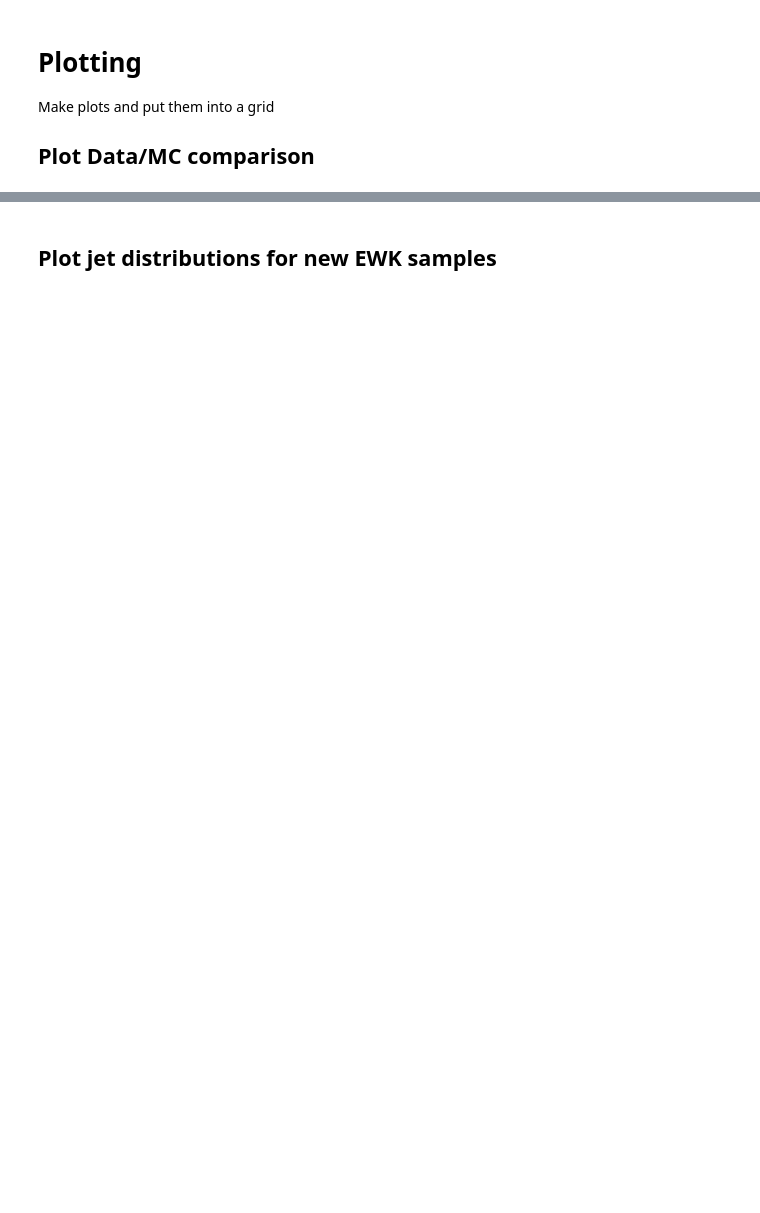
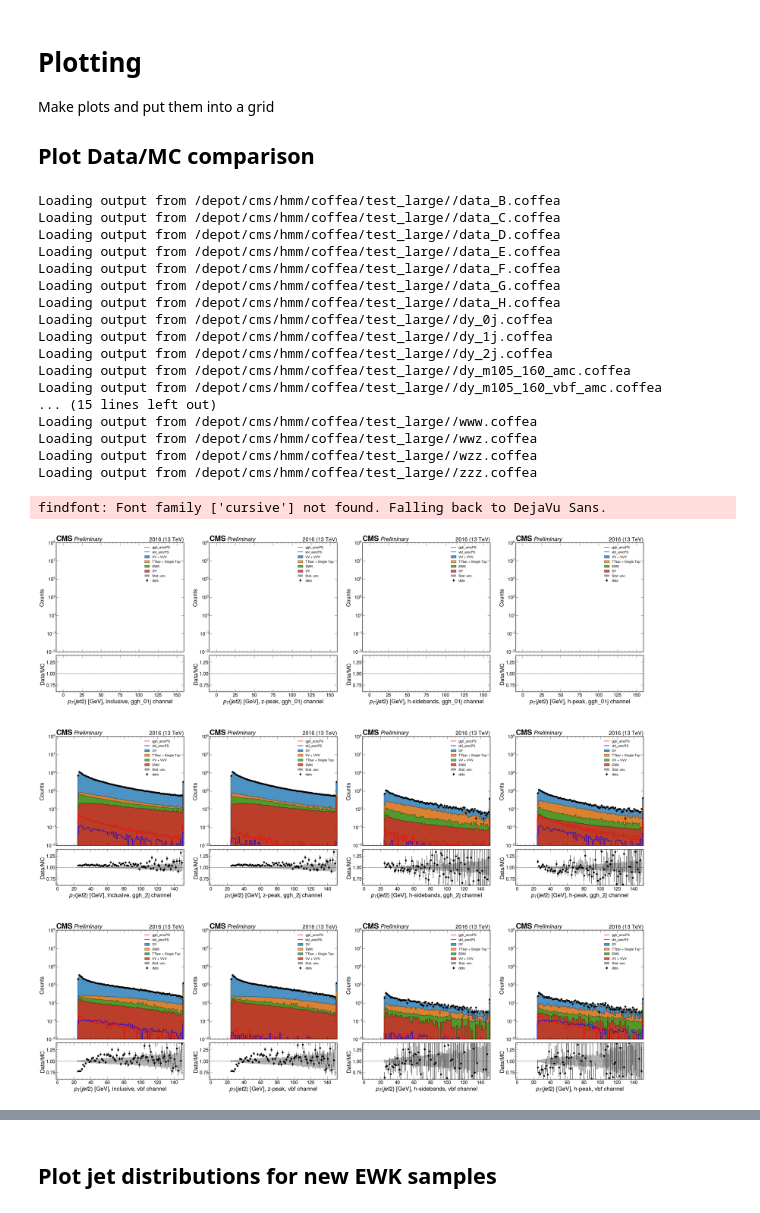
Before and after one commit to Run3HmmAnalysis/copperhead, a Jupyter notebook: analyzer.ipynb, the cells around one changed output, grey strips where cells are left out. Drawn from its saved outputs; the diff is of its cells as text; code cells hidden in the pictures; blank space fills up the shorter version.

```diff
--- a/analyzer.ipynb
+++ b/analyzer.ipynb
@@ -162,6 +197,77 @@ Make plots and put them into a grid
 
 Plot Data/MC comparison
 ---
+# %%
+%matplotlib inline
+from python.plotting import Plotter
+from python.dimuon_processor import DimuonProcessor
+
+vars_to_plot = []
+
+# vars_to_plot += ['dimuon_mass', 'dimuon_pt']
+# vars_to_plot += ['dimuon_mass_res', 'dimuon_mass_res_rel']
+# vars_to_plot += ['dimuon_eta', 'dimuon_phi']
+# vars_to_plot += ['dimuon_dEta', 'dimuon_dPhi', 'dimuon_dR']
+# vars_to_plot += ['mu1_pt', 'mu1_pt_over_mass', 'mu1_eta', 'mu1_phi']
+# vars_to_plot += ['mu2_pt', 'mu2_pt_over_mass', 'mu2_eta', 'mu2_phi']
+# vars_to_plot += ['jet1_pt', 'jet1_eta', 'jet1_phi', 'jet1_qgl']
+vars_to_plot += ['jet2_pt']#, 'jet2_eta', 'jet2_phi', 'jet2_qgl']
+# vars_to_plot += ['deta_mumuj1', 'dphi_mumuj1']
+# vars_to_plot += ['deta_mumuj2', 'dphi_mumuj2']
+# vars_to_plot += ['jj_mass']
+# vars_to_plot += ['jj_pt', 'jj_eta', 'jj_phi']
+# vars_to_plot += ['jj_dEta', 'jj_dPhi']
+# vars_to_plot += ['njets', 'npv', 'met']
+# vars_to_plot += ['dnn_score']
+
+all_plots_2016_pars = {
+    'processor': DimuonProcessor(),
+    'path': '/depot/cms/hmm/coffea/test_large/',
+    'prefix': '',
+    'samples': [
+        'data_B','data_C','data_D','data_E','data_F','data_G','data_H',
+        'dy_0j', 'dy_1j', 'dy_2j',
+        'dy_m105_160_amc',
+        'dy_m105_160_vbf_amc',
+        'ewk_lljj_mll50_mjj120',
+        'ewk_lljj_mll105_160_ptj0',
+        'ttjets_dl',
+        'ggh_amcPS', 'vbf_amcPS',
+        'ttjets_sl', 'ttz', 'ttw',
+        'st_tw_top','st_tw_antitop',
+        'ww_2l2nu','wz_2l2q','wz_3lnu','wz_1l1nu2q','zz',
+        'www','wwz','wzz','zzz',
+        ],
+    'vars': vars_to_plot,
+    'year': '2016',
+    'regions' : ["z-peak", "h-sidebands", "h-peak"],
+    'channels': ["ggh_01j", "ggh_2j", "vbf"],
+#     'regions' : ["h-peak"],
+#     'channels': ["vbf"],
+}
+
+all_plots = Plotter(**all_plots_2016_pars)
+all_plots.make_datamc_comparison(do_inclusive=True, do_exclusive=True, normalize=False, logy=True)
+# %% [output]
+Loading output from /depot/cms/hmm/coffea/test_large//data_B.coffea
+Loading output from /depot/cms/hmm/coffea/test_large//data_C.coffea
+Loading output from /depot/cms/hmm/coffea/test_large//data_D.coffea
+Loading output from /depot/cms/hmm/coffea/test_large//data_E.coffea
+Loading output from /depot/cms/hmm/coffea/test_large//data_F.coffea
+Loading output from /depot/cms/hmm/coffea/test_large//data_G.coffea
+Loading output from /depot/cms/hmm/coffea/test_large//data_H.coffea
+Loading output from /depot/cms/hmm/coffea/test_large//dy_0j.coffea
+Loading output from /depot/cms/hmm/coffea/test_large//dy_1j.coffea
+Loading output from /depot/cms/hmm/coffea/test_large//dy_2j.coffea
+Loading output from /depot/cms/hmm/coffea/test_large//dy_m105_160_amc.coffea
+Loading output from /depot/cms/hmm/coffea/test_large//dy_m105_160_vbf_amc.coffea
+... (15 lines left out)
+Loading output from /depot/cms/hmm/coffea/test_large//www.coffea
+Loading output from /depot/cms/hmm/coffea/test_large//wwz.coffea
+Loading output from /depot/cms/hmm/coffea/test_large//wzz.coffea
+Loading output from /depot/cms/hmm/coffea/test_large//zzz.coffea
+findfont: Font family ['cursive'] not found. Falling back to DejaVu Sans.
+[figure, added]
 # %%
 %matplotlib inline
 from python.plotting import Plotter
```
Also changed, not shown: parts of 10 cells of this notebook, 2 other files.
